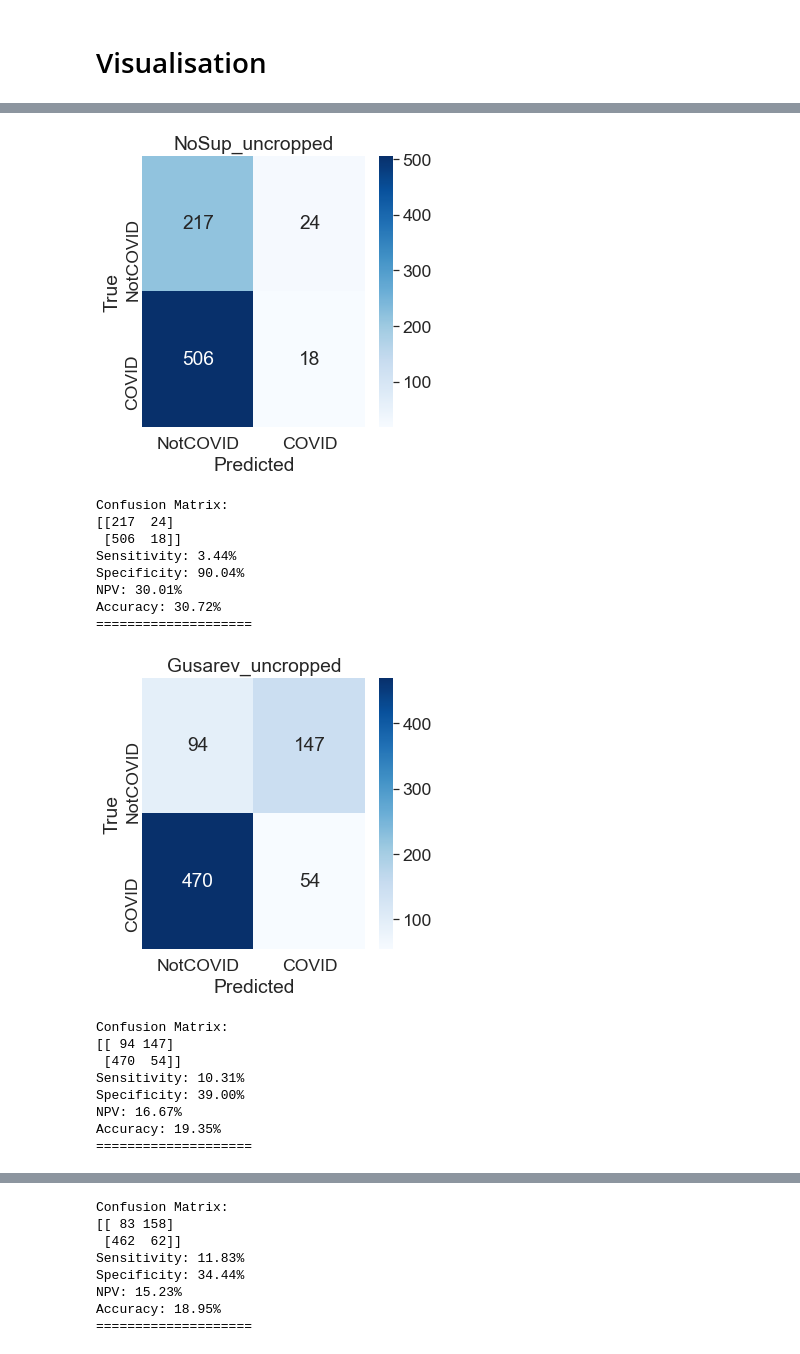
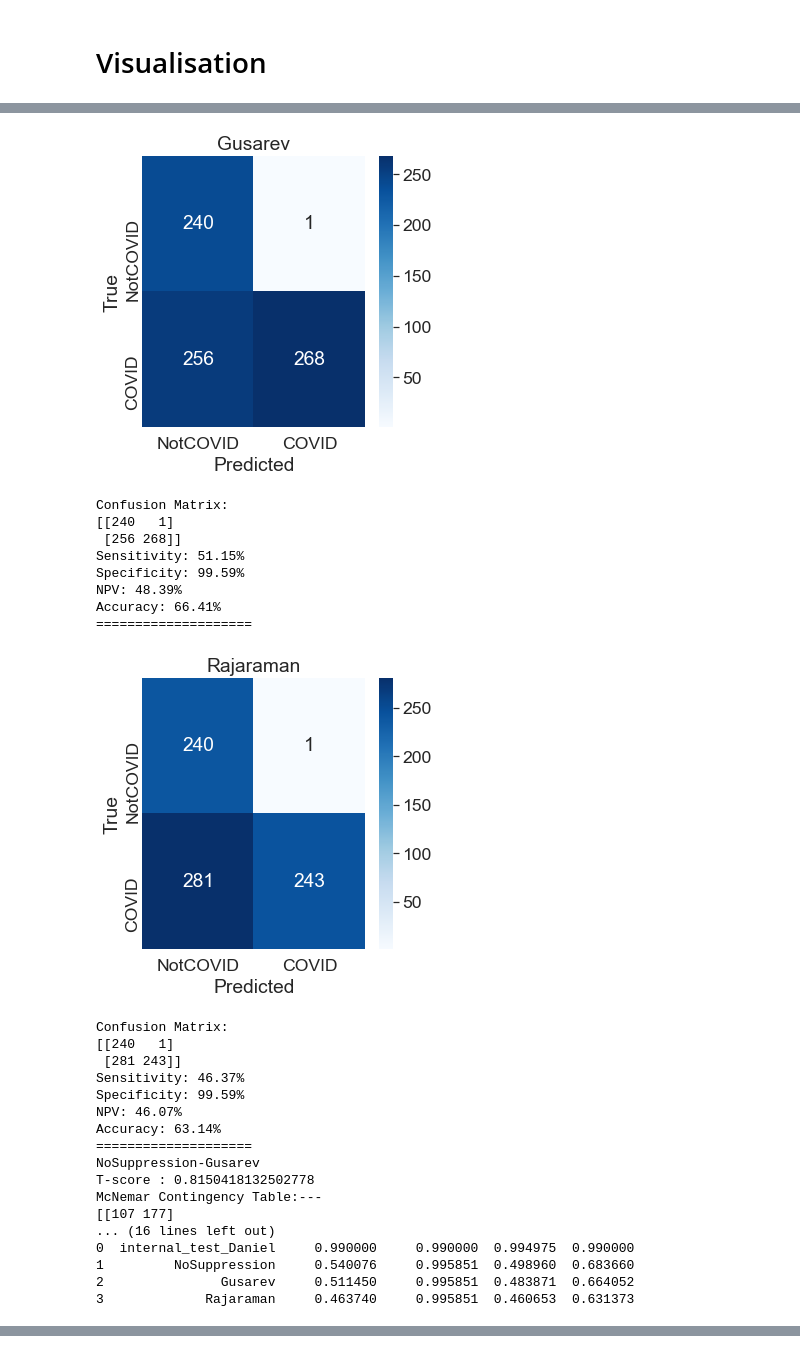
Before and after one commit to danielnflam/VGG_classifier, a Jupyter notebook: test.ipynb, the cells around one changed output, grey strips where cells are left out. Saved outputs shown, nothing was run; the diff lists cells and outputs as text; code cells hidden in the pictures.

Commit message:
pretrained network

```diff
--- a/test.ipynb
+++ b/test.ipynb
@@ -102,10 +97,7 @@ def switchDataset(switch, dataset_normal=None, dataset_pneumonia=None, dataset_c
 # %% [markdown]
 # Model
 # %%
-# Speed up convolution algorithm
-torch.backends.cudnn.benchmark=True
-
-model = models.get_model_vgg16(N_CLASSES)
+model = models.VGG16_Rajaraman(N_CLASSES, max_layer_to_freeze=max_layers_to_freeze, verbose=False)
 model = model.to(device)
 model.eval()
 if os.path.isfile(CKPT_PATH):
@@ -114,6 +106,7 @@ if os.path.isfile(CKPT_PATH):
     model.load_state_dict(checkpoint['model_state_dict'])
     print("=> loaded checkpoint")
 else:
-    print("=> no checkpoint found")
+    raise RuntimeError("=> no checkpoint found")
+
 print("Model Loaded.")
 # %% [output]
@@ -125,8 +131,14 @@ Model Loaded.
 predictions = {}
 true_labels={}
 for switch in switch_pair:
+    # What is the training data used to train the network?
+    if training_data is not None:
+        if training_data is "NoSuppression":
+            training_data_text = "None"
+        else:
+            training_data_text = training_data
     # Dataset
-    chosen_datasets = switchDataset(switch, dataset_normal, dataset_pneumonia, dataset_covid)
+    chosen_datasets = switchDataset(switch, dataset_normal, dataset_pneumonia, dataset_covid, training_data_text)
     test_dataset = datasets.Coviddataset(normal_path=chosen_datasets["normal"], pneumonia_path=chosen_datasets["pneumonia"], covid_path=chosen_datasets["covid"],
                                          transform = test_transforms, NClasses=N_CLASSES,
                                          unbias=unbias_dataset, channels=3) # RGB image
@@ -274,7 +287,7 @@ def McNemar_test(test1, test2, negative_label=0, positive_label=1):
     a = np.sum(a); b = np.sum(b) ; c = np.sum(c) ; d=np.sum(d)
     print("McNemar Contingency Table:---")
     print(np.asarray([[a,b],[c,d]]))
-    return (np.abs(b-c))**2/(b+c)
+    return (np.abs(b-c)-1)**2/(b+c)
 
 
 # Calculate DL-only classification
@@ -296,7 +309,9 @@ for counter, status in enumerate(switch_pair):
     pandas_dict["Accuracy"].append(output["Accuracy"])
 
 
-for i, switch_i in enumerate(switch_pair[1:]):
+for i, switch_i in enumerate(switch_pair):
+    if i == 0:
+        continue
     for switch_j in switch_pair[i+1:]:
         print("{}-{}".format(switch_i, switch_j))
         print("T-score : {}".format( paired_t_test(predictions[switch_i].numpy(), predictions[switch_j].numpy())))
@@ -326,19 +341,28 @@ Accuracy: 30.59%
 ====================
-[figure, old version]
+[figure, new version]
 Confusion Matrix:
-[[217  24]
- [506  18]]
-Sensitivity: 3.44%
-Specificity: 90.04%
-NPV: 30.01%
-Accuracy: 30.72%
+[[240   1]
+ [256 268]]
+Sensitivity: 51.15%
+Specificity: 99.59%
+NPV: 48.39%
+Accuracy: 66.41%
 ====================
-[figure, old version]
+[figure, new version]
 Confusion Matrix:
-[[ 94 147]
- [470  54]]
-Sensitivity: 10.31%
-Specificity: 39.00%
-NPV: 16.67%
-Accuracy: 19.35%
+[[240   1]
+ [281 243]]
+Sensitivity: 46.37%
+Specificity: 99.59%
+NPV: 46.07%
+Accuracy: 63.14%
 ====================
+NoSuppression-Gusarev
+T-score : 0.8150418132502778
+McNemar Contingency Table:---
+[[107 177]
+... (16 lines left out)
+0  internal_test_Daniel     0.990000     0.990000  0.994975  0.990000
+1         NoSuppression     0.540076     0.995851  0.498960  0.683660
+2               Gusarev     0.511450     0.995851  0.483871  0.664052
+3             Rajaraman     0.463740     0.995851  0.460653  0.631373
@@ -346,8 +368,0 @@ Accuracy: 19.35%
-Confusion Matrix:
-[[ 83 158]
- [462  62]]
-Sensitivity: 11.83%
-Specificity: 34.44%
-NPV: 15.23%
-Accuracy: 18.95%
-====================
```
Also changed, not shown: parts of 7 cells of this notebook, 9 other files.
